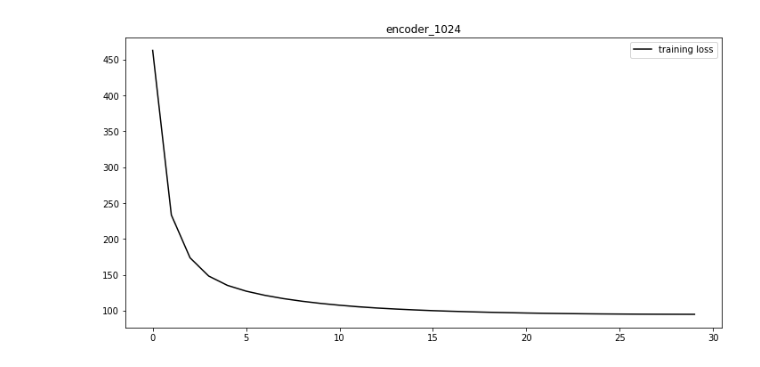
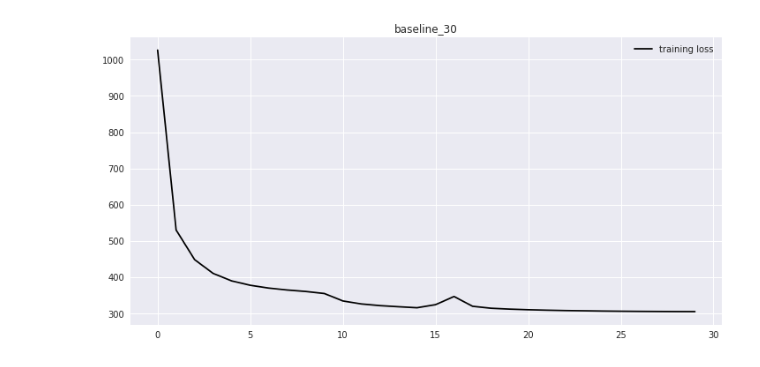
Before and after one commit to lancezhang04/semi-supervised-learning-for-histopathology, a Jupyter notebook: evaluation_driver.ipynb, the cells around one changed output. Cells and saved outputs as stored; diff of their text form; code cells hidden in the pictures.

Commit message:
updated train configurations

```diff
--- a/evaluation_driver.ipynb
+++ b/evaluation_driver.ipynb
@@ -1,10 +1,11 @@
 # %%
 import matplotlib.pyplot as plt
+%matplotlib inline
 import pickle
 import os
 
 # ENCODER_DIR = 'trained_models/encoders/encoder_tissue_224_1024_256_30_1e-05_baseline'
-ENCODER_DIR = 'trained_models/encoders/dim/encoder_1024'
+ENCODER_DIR = 'trained_models/encoders/baseline_30'
 
 with open(os.path.join(ENCODER_DIR, 'history.pickle'), 'rb') as file:
     history = pickle.load(file)
@@ -26 +27 @@ Final loss: 94.8968505859375
-[figure, old version]
+[figure, new version]
```
Also changed, not shown: parts of 6 cells of this notebook, 6 other files.
